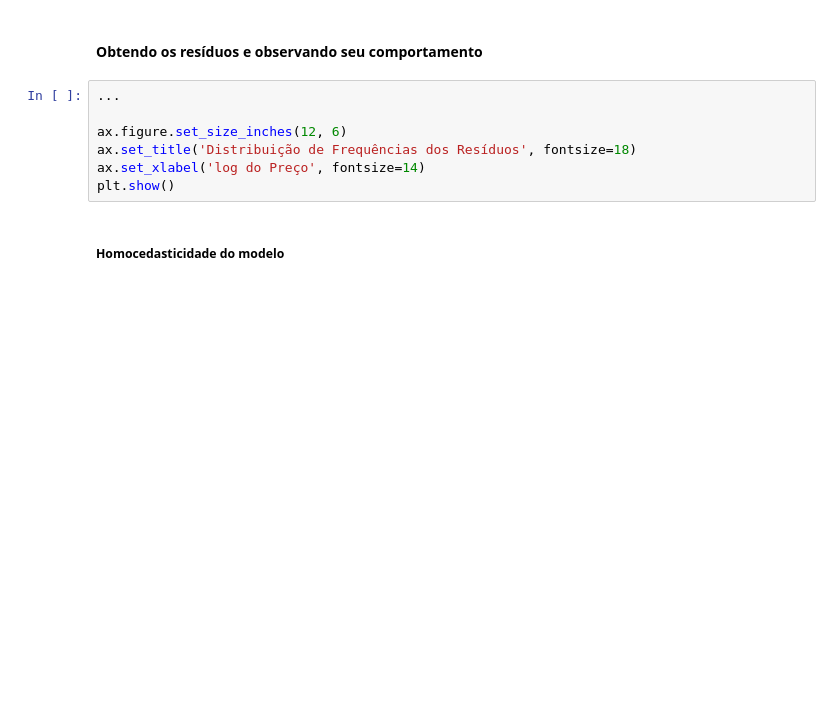
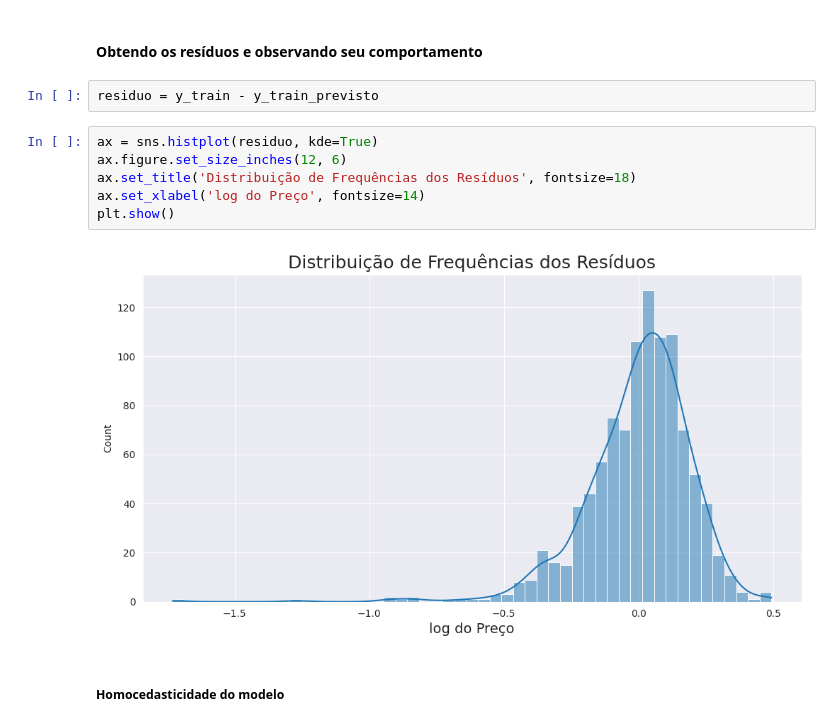
Before and after one commit to marcoamolinaro/machine-learning-alura, a Jupyter notebook: DataScience_Regressao_Linear/Projeto_Inicial_Regressão_Linear.ipynb, the cells around one changed output. Cells and saved outputs as stored; diff of their text form; blank space fills up the shorter version.

```diff
--- a/DataScience_Regressao_Linear/Projeto_Inicial_Regressão_Linear.ipynb
+++ b/DataScience_Regressao_Linear/Projeto_Inicial_Regressão_Linear.ipynb
@@ -595,12 +622,15 @@ AttributeError: 'PairGrid' object has no attribute 'set_title'
 # %% [markdown]
 #### **Obtendo os resíduos e observando seu comportamento**
+# %%
+residuo = y_train - y_train_previsto
 # %%
-...
-
+ax = sns.histplot(residuo, kde=True)
 ax.figure.set_size_inches(12, 6)
 ax.set_title('Distribuição de Frequências dos Resíduos', fontsize=18)
 ax.set_xlabel('log do Preço', fontsize=14)
 plt.show()
+# %% [output]
+[figure, added]
 # %% [markdown]
 ##### **Homocedasticidade do modelo**
 # %%
```
Also changed, not shown: parts of 15 cells of this notebook, 3 other files.
